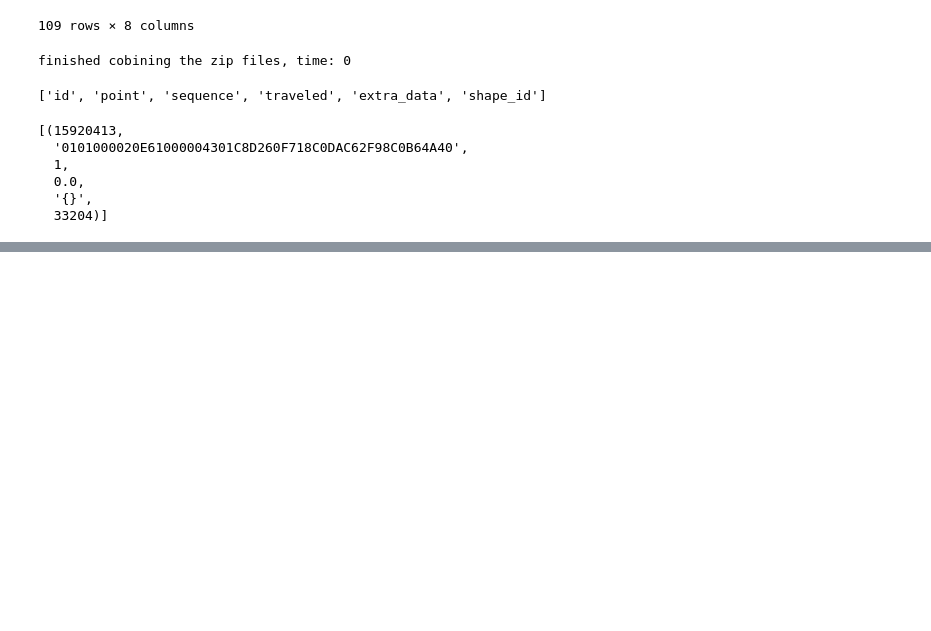
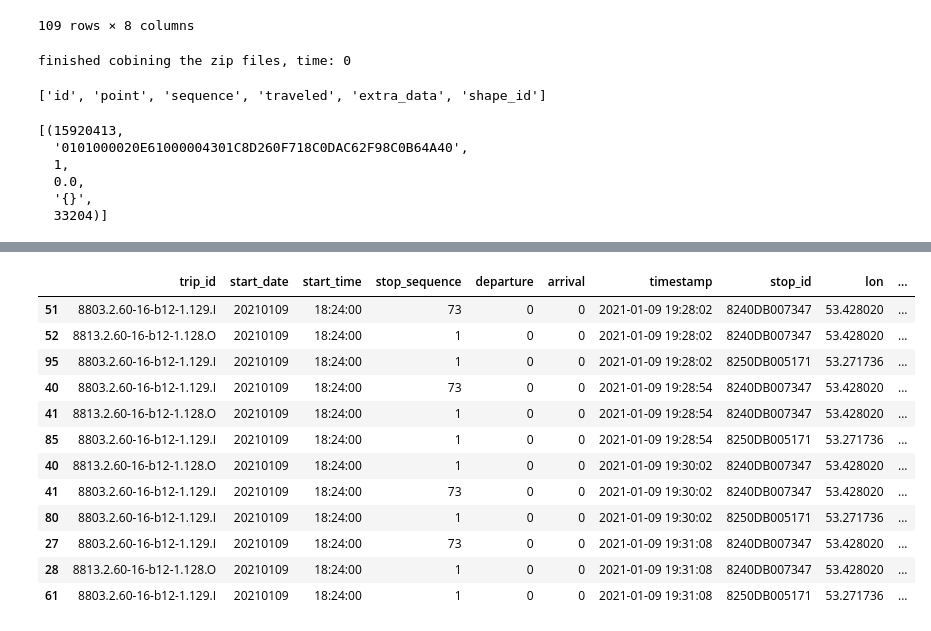
Before and after one commit to Drakodav/backend_d-dub, a Jupyter notebook: ml/processing/gtfs_process.ipynb, the cells around one changed output, grey strips where cells are left out. Drawn from its saved outputs; the diff is of its cells as text; code cells hidden in the pictures; blank space fills up the shorter version.

```diff
--- a/ml/processing/gtfs_process.ipynb
+++ b/ml/processing/gtfs_process.ipynb
@@ -14,7 +14,14 @@ import json
 import psycopg2
 import time
 from django.contrib.gis.geos import Point, fromstr, GEOSGeometry
-from haversine import haversine, Unit
+from datetime import datetime
+# from haversine import haversine, Unit
+
+dir = Path.cwd()
+outdir = os.path.join(dir, 'output')
+gtfs_records_zip = os.path.join(dir, 'data', 'GtfsRRecords.zip')
+gtfs_csv_zip = os.path.join(outdir, 'gtfsr_csv_test.zip')
+gtfs_final_csv_path = os.path.join(outdir, 'gtfsr_test.csv')
 # %%
 def run_query(query: str = ''):
     """ Connect to the PostgreSQL database server """
@@ -293,3 +301,14 @@ run_query('select * from shape_point limit 1')
   0.0,
   '{}',
   33204)]
+# %%
+import itertools
+
+# lets return a iterable that can be chunked
+def chunked_iterable(iterable, size):
+    it = iter(iterable)
+    while True:
+        chunk = tuple(itertools.islice(it, size))
+        if not chunk:
+            break
+        yield chunk
@@ -295,0 +456,14 @@ run_query('select * from shape_point limit 1')
+# %%
+from io import StringIO
+
+columns = ['trip_id', 'start_date', 'start_time', 'stop_sequence', 'departure', 'arrival', 'timestamp', 'stop_id', 'lon', 'lat']
+
+gtfsr_df = pd.DataFrame()
+gtfsr_df = gtfsr_df.fillna(0)
+for r in gtfsr:
+    if not r == None:
+        temp_df = pd.read_csv(StringIO(r))
+        temp_df.columns = columns
+        gtfsr_df = pd.concat([gtfsr_df, temp_df])
+gtfsr_df.columns = columns
+gtfsr_df
@@ -295,0 +484,17 @@ run_query('select * from shape_point limit 1')
+# %%
+# gtfsr_df.drop_duplicates(subset=['trip_id', 'start_date', 'start_time', 'stop_sequence', 'departure', 'arrival'], keep='last')
+gtfsr_df[gtfsr_df['start_time'] == '18:24:00']
+# %% [output]
+|  | trip_id | start_date | start_time | stop_sequence | departure | arrival | timestamp | stop_id | lon | ... |
+| 51 | 8803.2.60-16-b12-1.129.I | 20210109 | 18:24:00 | 73 | 0 | 0 | 2021-01-09 19:28:02 | 8240DB007347 | 53.428020 | ... |
+| 52 | 8813.2.60-16-b12-1.128.O | 20210109 | 18:24:00 | 1 | 0 | 0 | 2021-01-09 19:28:02 | 8240DB007347 | 53.428020 | ... |
+| 95 | 8803.2.60-16-b12-1.129.I | 20210109 | 18:24:00 | 1 | 0 | 0 | 2021-01-09 19:28:02 | 8250DB005171 | 53.271736 | ... |
+| 40 | 8803.2.60-16-b12-1.129.I | 20210109 | 18:24:00 | 73 | 0 | 0 | 2021-01-09 19:28:54 | 8240DB007347 | 53.428020 | ... |
+| 41 | 8813.2.60-16-b12-1.128.O | 20210109 | 18:24:00 | 1 | 0 | 0 | 2021-01-09 19:28:54 | 8240DB007347 | 53.428020 | ... |
+| 85 | 8803.2.60-16-b12-1.129.I | 20210109 | 18:24:00 | 1 | 0 | 0 | 2021-01-09 19:28:54 | 8250DB005171 | 53.271736 | ... |
+| 40 | 8813.2.60-16-b12-1.128.O | 20210109 | 18:24:00 | 1 | 0 | 0 | 2021-01-09 19:30:02 | 8240DB007347 | 53.428020 | ... |
+| 41 | 8803.2.60-16-b12-1.129.I | 20210109 | 18:24:00 | 73 | 0 | 0 | 2021-01-09 19:30:02 | 8240DB007347 | 53.428020 | ... |
+| 80 | 8803.2.60-16-b12-1.129.I | 20210109 | 18:24:00 | 1 | 0 | 0 | 2021-01-09 19:30:02 | 8250DB005171 | 53.271736 | ... |
+| 27 | 8803.2.60-16-b12-1.129.I | 20210109 | 18:24:00 | 73 | 0 | 0 | 2021-01-09 19:31:08 | 8240DB007347 | 53.428020 | ... |
+| 28 | 8813.2.60-16-b12-1.128.O | 20210109 | 18:24:00 | 1 | 0 | 0 | 2021-01-09 19:31:08 | 8240DB007347 | 53.428020 | ... |
+| 61 | 8803.2.60-16-b12-1.129.I | 20210109 | 18:24:00 | 1 | 0 | 0 | 2021-01-09 19:31:08 | 8250DB005171 | 53.271736 | ... |
```
Also changed, not shown: parts of 4 cells of this notebook, 4 other files.
